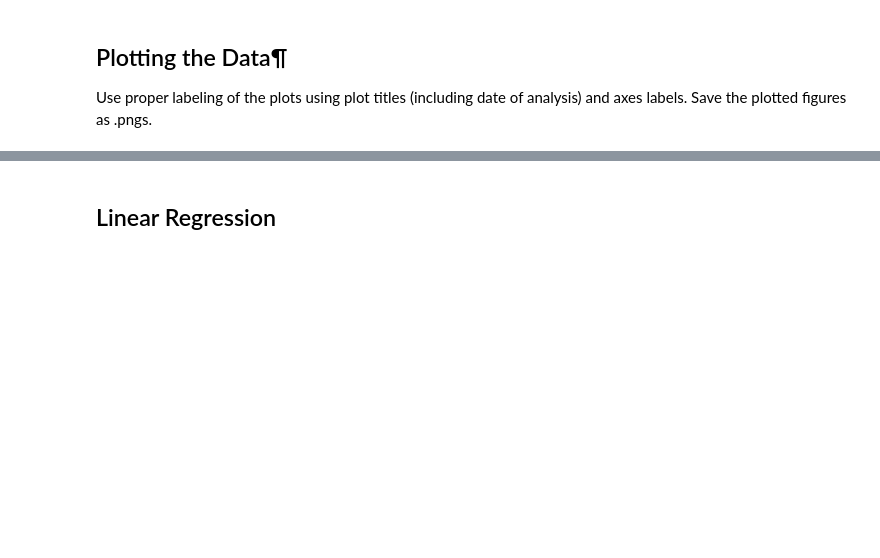
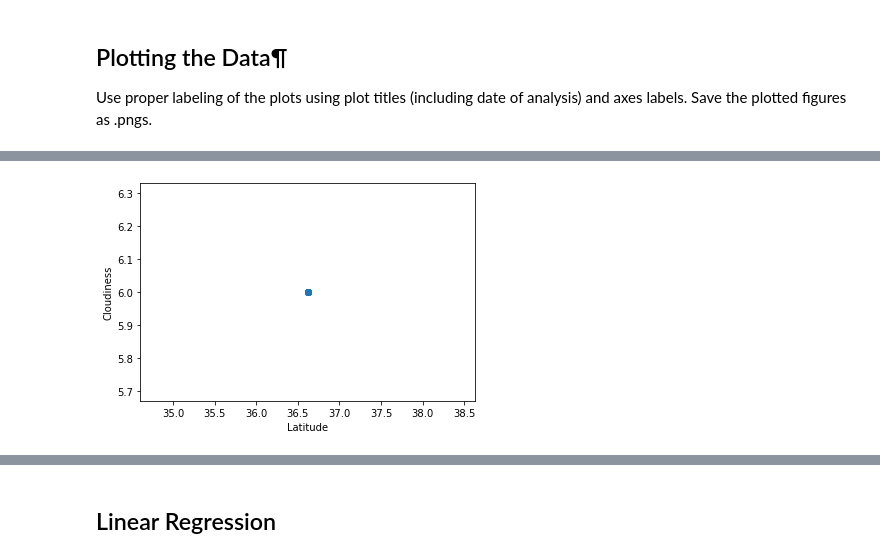
Before and after one commit to jhurley684/06-Python-APIs, a Jupyter notebook: starter_code/WeatherPy_Assignment.ipynb, the cells around one changed output, grey strips where cells are left out. Saved outputs shown, nothing was run; the diff lists cells and outputs as text; code cells hidden in the pictures; blank space fills up the shorter version.

```diff
--- a/starter_code/WeatherPy_Assignment.ipynb
+++ b/starter_code/WeatherPy_Assignment.ipynb
@@ -171,0 +191,9 @@ Save the plotted figures as .pngs.
+# %%
+# Lat vs Cloudiness
+plt.scatter(weather_data['Lat'],weather_data['Cloudiness'])
+plt.xlabel('Latitude')
+plt.ylabel('Cloudiness')
+plt.savefig('lat_vs_cloudiness.png')
+plt.show()
+# %% [output]
+[figure, added]
```
Also changed, not shown: parts of 15 cells of this notebook, 4 other files.
